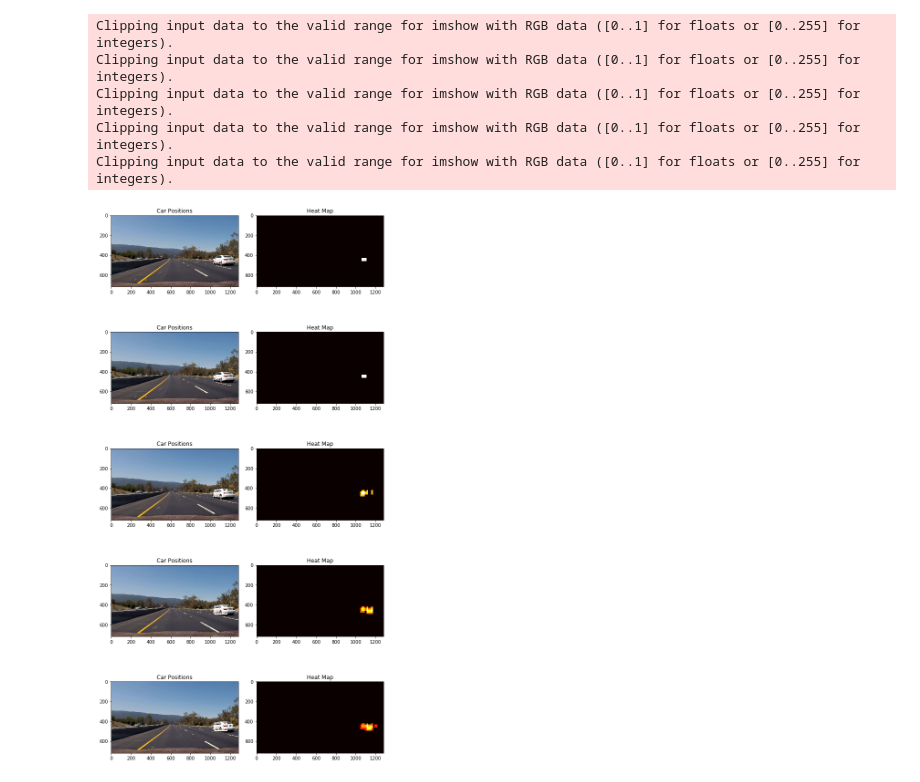
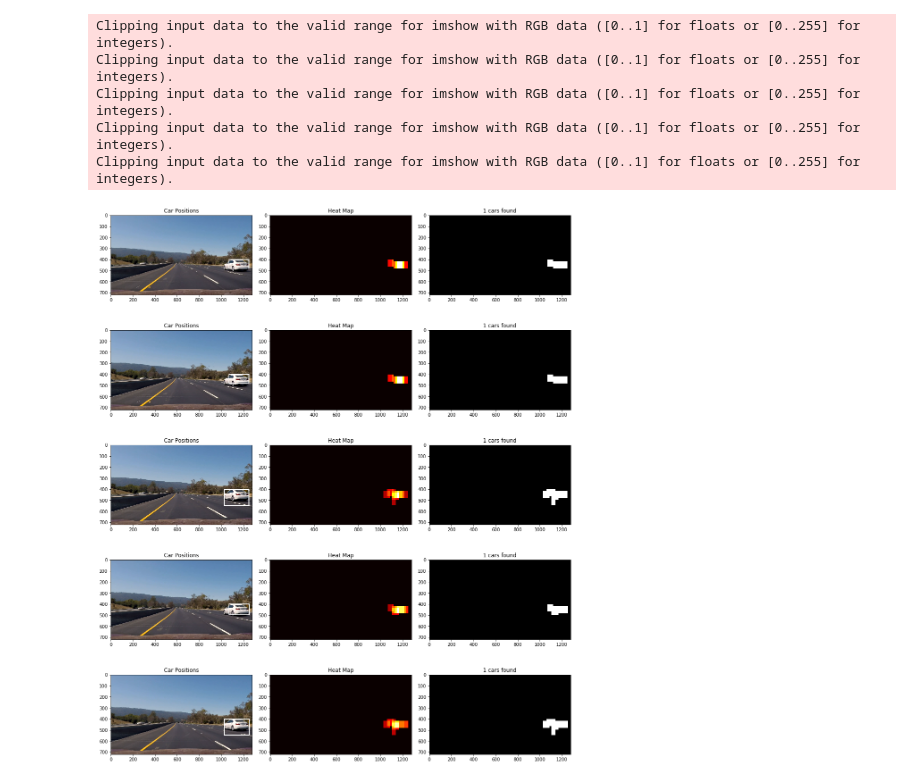
Before and after one commit to ronhuafeng/CarND-Vehicle-Detection, a Jupyter notebook: compose.ipynb, the cells around one changed output. Drawn from its saved outputs; the diff is of its cells as text; code cells hidden in the pictures.

```diff
--- a/compose.ipynb
+++ b/compose.ipynb
@@ -136,11 +146,11 @@ for i in range(0, 5):
     test_image = 'record/test_%d.png' % i
 
     image = mpimg.imread(test_image)
+    draw_image = np.copy(image)
     image = (image[:, :, :3] * 255).astype(np.uint8)
-    draw_image = np.copy(image)
 
     windows = slide_window(image, x_start_stop=[None, None], y_start_stop=y_start_stop,
-                       xy_window=(64, 64), xy_overlap=(0.75, 0.75))
+                       xy_window=(47, 47), xy_overlap=(0.75, 0.75))
 
     hot_windows = search_windows(image, windows, svc, X_scaler, color_space=color_space,
                                  spatial_size=spatial_size, hist_bins=hist_bins,
@@ -161,12 +169,6 @@ fig.tight_layout()
 # %%
 def find_cars(img, ystart, ystop, scale, svc, X_scaler, orient,
               pix_per_cell, cell_per_block, spatial_size, hist_bins):
-
-    draw_img = np.copy(img)
-
-    # TODO: jpeg or png?
-    # img = img.astype(np.float32) / 255
-
     img_tosearch = img[ystart:ystop, :, :]
     ctrans_tosearch = convert_color(img_tosearch, conv='RGB2YCrCb')
     if scale != 1:
@@ -230,12 +232,12 @@ def find_cars(img, ystart, ystop, scale, svc, X_scaler, orient,
                 cv2.rectangle(draw_img, (xbox_left, ytop_draw + ystart),
                               (xbox_left + win_draw, ytop_draw + win_draw + ystart), (0, 0, 255), 6)
 
-    return draw_img, bboxes
+    return bboxes
 
 
 ystart = 400
 ystop = None
-scale = 1
+scale = 1.5
 
 fig = plt.figure(figsize=(9, 18))
 
@@ -247,12 +249,19 @@ for i in range(0, 5):
     img = mpimg.imread(test_image)
     img = (img[:, :, :3] * 255).astype(np.uint8)
 
-    out_img, bboxes = find_cars(img, ystart, ystop, scale, svc, X_scaler, orient, pix_per_cell, cell_per_block,
-                                spatial_size, hist_bins)
+    bboxes = []
+    scales = [1.0, 1,7, 2.3]
+    for scale in scales:
+        bboxes.extend(find_cars(img, ystart, ystop, scale,
+                                svc, X_scaler, orient, pix_per_cell, cell_per_block,
+                                spatial_size, hist_bins))
+
+    draw_img = draw_boxes(img, bboxes, color=(0, 0, 255), thick=6)
+
     bboxes_dict[i] = bboxes
     plt.subplot(5, 1, i + 1)
     plt.title('test_%d.png' % i)
-    plt.imshow(out_img)
+    plt.imshow(draw_img)
 
 fig.tight_layout()
 # %% [output]
@@ -296,40 +305,44 @@ def draw_labeled_bboxes(img, labels):
     # Return the image
     return img
 
-fig = plt.figure(figsize=(9, 18))
+fig = plt.figure(figsize=(15, 18))
 
 for i in range(0, 5):
     test_image = 'record/test_%d.png' % i
 
     image = mpimg.imread(test_image)
     heat = np.zeros_like(image[:,:,0]).astype(np.float)
 
     # Add heat to each box in box list
     heat = add_heat(heat, bboxes_dict[i])
 
     # Apply threshold to help remove false positives
-    heat = apply_threshold(heat, 1)
+    heat = apply_threshold(heat, 2)
 
     # Visualize the heatmap when displaying
     heatmap = np.clip(heat, 0, 255)
 
     # Find final boxes from heatmap using label function
     labels = label(heatmap)
     draw_img = draw_labeled_bboxes(np.copy(image), labels)
 
-    plt.subplot(5, 2, 2*(i+1)-1)
+    plt.subplot(5, 3, 3*(i+1)-2)
     plt.imshow(draw_img)
     plt.title('Car Positions')
 
-    plt.subplot(5, 2, 2*(i+1))
+    plt.subplot(5, 3, 3*(i+1)-1)
     plt.imshow(heatmap, cmap='hot')
     plt.title('Heat Map')
 
+    plt.subplot(5, 3, 3*(i+1))
+    plt.title('%d cars found' % labels[1])
+    plt.imshow(labels[0], cmap='gray')
+
 fig.tight_layout()
 # %% [output]
 Clipping input data to the valid range for imshow with RGB data ([0..1] for floats or [0..255] for integers).
 Clipping input data to the valid range for imshow with RGB data ([0..1] for floats or [0..255] for integers).
 Clipping input data to the valid range for imshow with RGB data ([0..1] for floats or [0..255] for integers).
 Clipping input data to the valid range for imshow with RGB data ([0..1] for floats or [0..255] for integers).
 Clipping input data to the valid range for imshow with RGB data ([0..1] for floats or [0..255] for integers).
-[figure, old version]
+[figure, new version]
```
Also changed, not shown: parts of 8 cells of this notebook, 11 other files.
